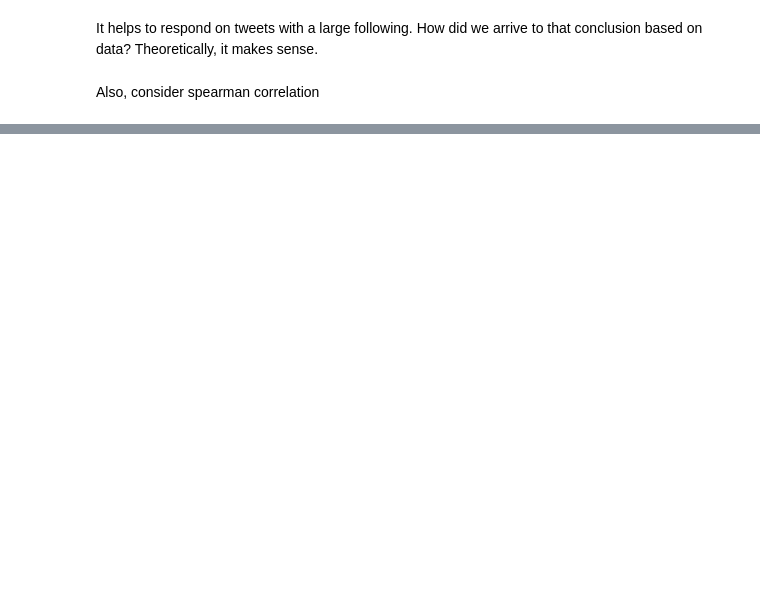
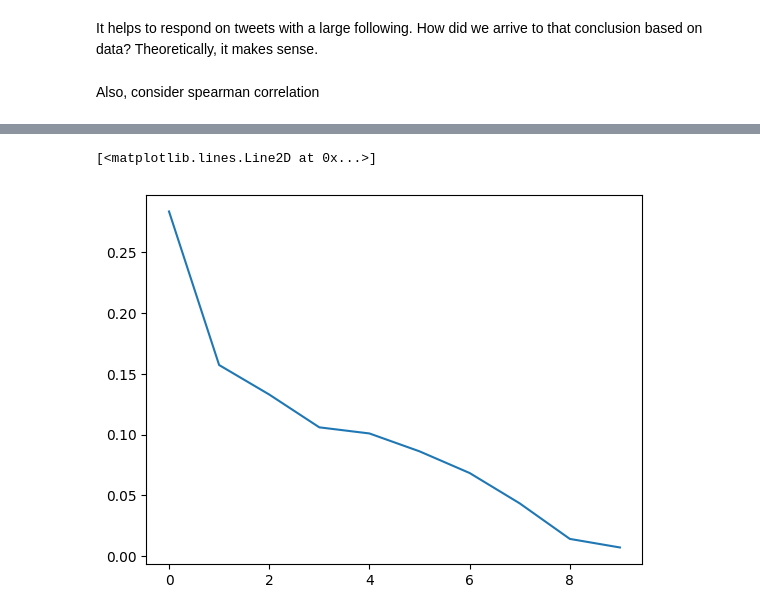
Before and after one commit to swjupudi/Twiter_analysis, a Jupyter notebook: eda.ipynb, the cells around one changed output, grey strips where cells are left out. Drawn from its saved outputs; the diff is of its cells as text; code cells hidden in the pictures; blank space fills up the shorter version.

```diff
--- a/eda.ipynb
+++ b/eda.ipynb
@@ -36,0 +247,6 @@ tweet_stats_df.groupby('hour').mean().plot(kind = 'bar', y = 'impressions', figs
+# %%
+#import decomposition
+from sklearn import decomposition
+pca = decomposition.PCA()
+xpca = pca.fit_transform(xstd_df)
+xpca
@@ -36,0 +284,5 @@ tweet_stats_df.groupby('hour').mean().plot(kind = 'bar', y = 'impressions', figs
+# %%
+plt.plot(pca.explained_variance_ratio_)
+# %% [output]
+[<matplotlib.lines.Line2D at 0x...>]
+[figure, added]
```
Also changed, not shown: parts of 35 cells of this notebook, 1 other file.
